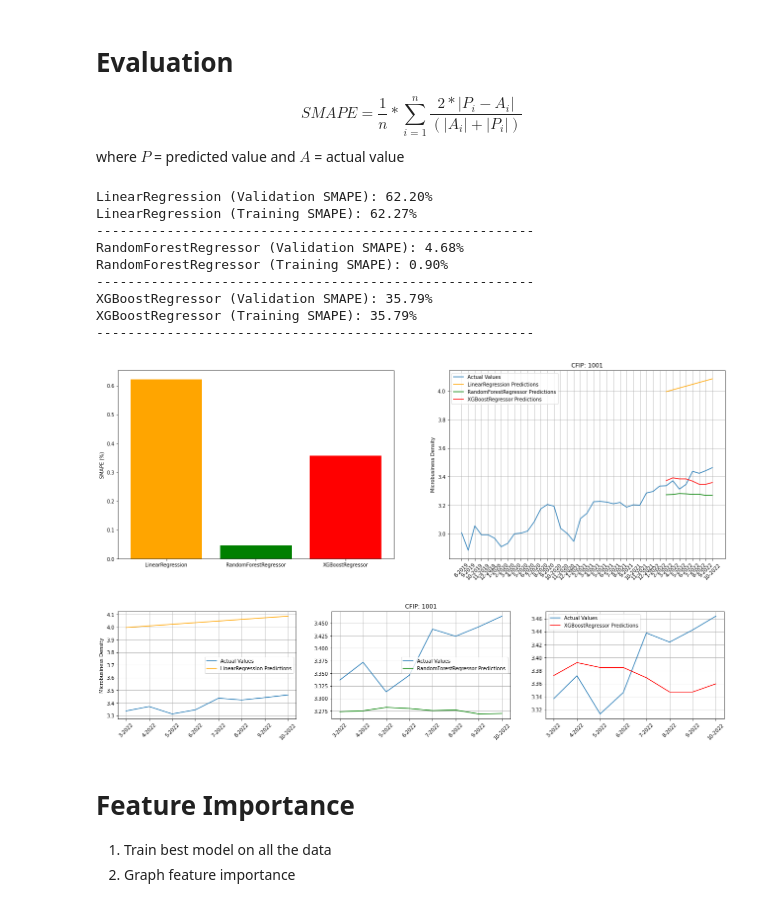
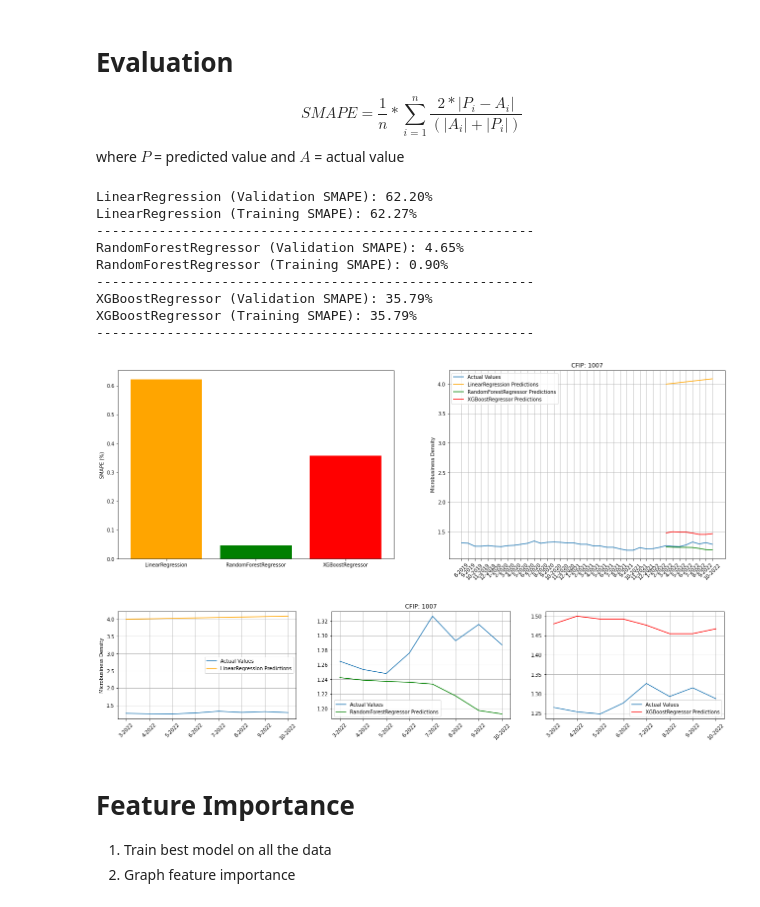
Before and after one commit to MohitSoni11/Kaggle-GoDaddy-Microbusiness-Density-Forecasting, a Jupyter notebook: 1_basic_model.ipynb, the cells around one changed output. Saved outputs shown, nothing was run; the diff lists cells and outputs as text; code cells hidden in the pictures.

Commit message:
Finalized combined train & census notebook

```diff
--- a/1_basic_model.ipynb
+++ b/1_basic_model.ipynb
@@ -237,10 +237,10 @@ def model_evaluation(trained_model_dict, X_val, y_val, cfip):
     print('--------------------------------------------------------')
 
     # Plotting main lineplot
-    all_dates = raw_1[raw_1['cfips'] == cfip]['month'].astype(str) + '-' + raw_1[raw_1['cfips'] == cfip]['year'].astype(str)
+    all_dates = raw[raw['cfips'] == cfip]['month'].astype(str) + '-' + raw[raw['cfips'] == cfip]['year'].astype(str)
     validation_dates = X_val[X_val['cfips'] == cfip]['month'].astype(str) + '-' + X_val[X_val['cfips'] == cfip]['year'].astype(str)
 
-    if (i == 0): ax1[1].plot(all_dates, raw_1[raw_1['cfips'] == cfip]['microbusiness_density'], label='Actual Values')
+    if (i == 0): ax1[1].plot(all_dates, raw[raw['cfips'] == cfip]['microbusiness_density'], label='Actual Values')
     ax1[1].plot(validation_dates, preds[X_val[X_val['cfips'] == cfip].index], label=f'{model_name} Predictions', color=color_scheme[i])
 
     # Plotting  supportive lineplots
@@ -269,19 +269,19 @@ def model_evaluation(trained_model_dict, X_val, y_val, cfip):
 
   plt.show()
 # %%
-model_evaluation(trained_model_dict, X_val, y_val, 1001)
+model_evaluation(trained_model_dict, X_val, y_val, 1007)
 # %% [output]
 LinearRegression (Validation SMAPE): 62.20%
 LinearRegression (Training SMAPE): 62.27%
 --------------------------------------------------------
-RandomForestRegressor (Validation SMAPE): 4.68%
+RandomForestRegressor (Validation SMAPE): 4.65%
 RandomForestRegressor (Training SMAPE): 0.90%
 --------------------------------------------------------
 XGBoostRegressor (Validation SMAPE): 35.79%
 XGBoostRegressor (Training SMAPE): 35.79%
 --------------------------------------------------------
-[figure, old version]
+[figure, new version]
-[figure, old version]
+[figure, new version]
 # %% [markdown]
 # Feature Importance
 
```
Also changed, not shown: parts of 4 cells of this notebook, 3 other files.
